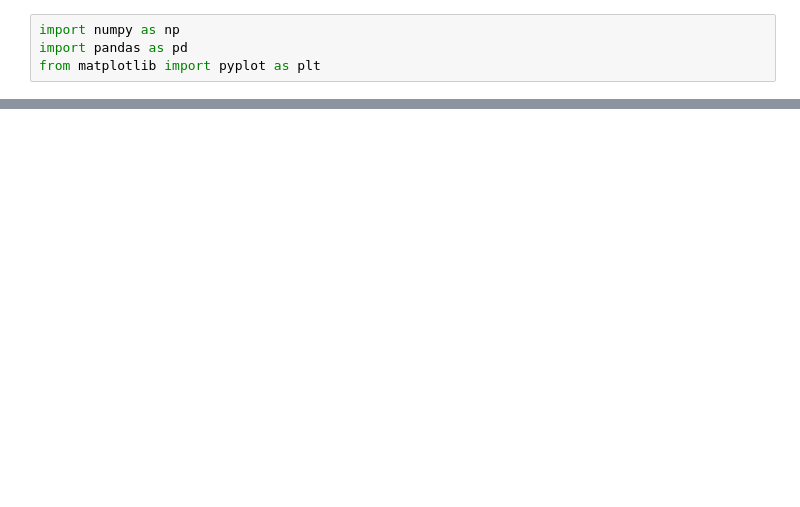
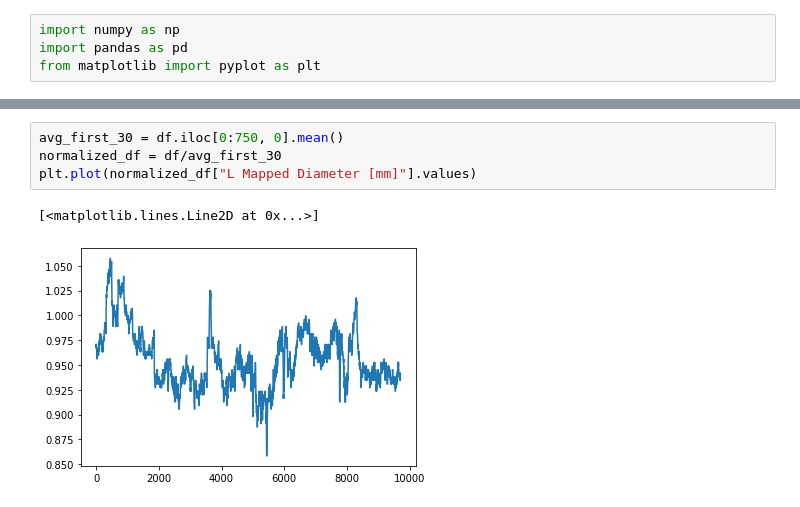
Before and after one commit to s0lvang/ideal-pancake, a Jupyter notebook: misc/notebooks/plot_pupil_diameter.ipynb, the cells around one changed output, grey strips where cells are left out. Saved outputs shown, nothing was run; the diff lists cells and outputs as text; blank space fills up the shorter version.

```diff
--- a/misc/notebooks/plot_pupil_diameter.ipynb
+++ b/misc/notebooks/plot_pupil_diameter.ipynb
@@ -42,0 +54,7 @@ plt.plot(normalized_df["rolling"].values)
+# %%
+avg_first_30 = df.iloc[0:750, 0].mean()
+normalized_df = df/avg_first_30
+plt.plot(normalized_df["L Mapped Diameter [mm]"].values)
+# %% [output]
+[<matplotlib.lines.Line2D at 0x...>]
+[figure, added]
```
Also changed, not shown: parts of 7 cells of this notebook, 3 other files.
